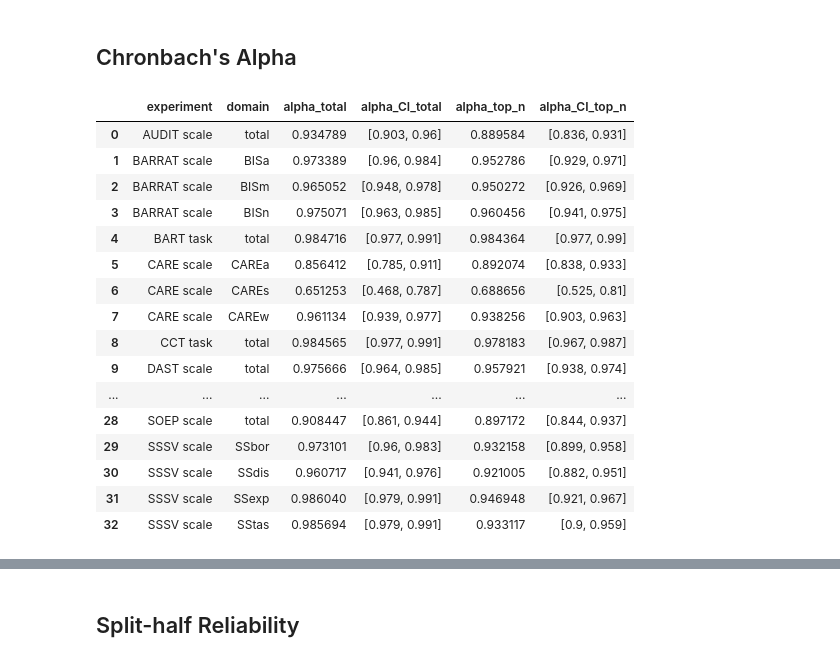
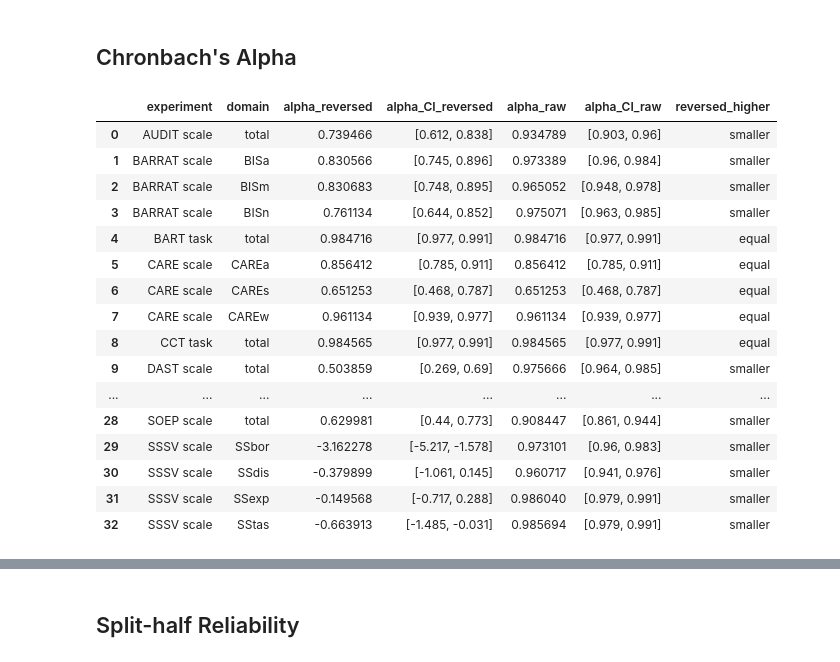
Before and after one commit to jelenameyer/GenInLLM, a Jupyter notebook: data_analysis/Without_change_data_analysis_reliability.ipynb, the cells around one changed output, grey strips where cells are left out. Saved outputs shown, nothing was run; the diff lists cells and outputs as text; code cells hidden in the pictures.

```diff
--- a/data_analysis/Without_change_data_analysis_reliability.ipynb
+++ b/data_analysis/Without_change_data_analysis_reliability.ipynb
@@ -20,4 +20,5 @@ import seaborn as sns
 ## Read Processed Data
 # %%
 # load overall df
-all_data = pd.read_csv("processed_data/no_change_item_data.csv")
+all_data_unchanged = pd.read_csv("processed_data/no_change_item_data.csv")
+all_data = pd.read_csv("processed_data/items_per_LLM.csv")
@@ -62,3 +51,4 @@ def normalize_per_scale(data):
     return data
 
 all_data = normalize_per_scale(all_data)
+all_data_unchanged = normalize_per_scale(all_data_unchanged)
@@ -76,11 +56,11 @@ all_data = normalize_per_scale(all_data)
 ## Chronbach's Alpha
 # %%
 # function:
-def compute_cronbach_alpha(score = "score"):
+def compute_cronbach_alpha(data = all_data, score = "score"):
     results = []
 
     # loop through experiments
-    for exp, exp_data in all_data.groupby("experiment"):
+    for exp, exp_data in data.groupby("experiment"):
 
         # check whether this experiment has subcategories
         if exp_data["category"].notna().any() and exp != "SOEP scale":
@@ -124,36 +104,36 @@ def compute_cronbach_alpha(score = "score"):
 # %%
 # ---- Cronbach's alpha per domain or directly per scale, depending on whether the scale has subdomains ----
 alpha_df = compute_cronbach_alpha()
+raw_alpha_df = compute_cronbach_alpha(data = all_data_unchanged)
 
-
-# ---- Cronbach's alpha per domain or directly per scale, depending on whether the scale has subdomains ----
-alpha_top_n_df = compute_cronbach_alpha(score = "score_top_n")
-
-
-# Merge only selected columns
+# Merge raw and processed (reversed) reliability
 alpha_df = alpha_df.merge(
-    alpha_top_n_df,
+    raw_alpha_df,
     on=["experiment", "domain"],
     how="inner",
-    suffixes=("_total", "_top_n")
+    suffixes=("_reversed", "_raw")
 )
 
+alpha_df["reversed_higher"] = np.where(
+    alpha_df["alpha_reversed"] > alpha_df["alpha_raw"], "greater",
+    np.where(alpha_df["alpha_reversed"] == alpha_df["alpha_raw"], "equal", "smaller")
+)
 display(alpha_df)
 # %% [output]
-|  | experiment | domain | alpha_total | alpha_CI_total | alpha_top_n | alpha_CI_top_n |
-| 0 | AUDIT scale | total | 0.934789 | [0.903, 0.96] | 0.889584 | [0.836, 0.931] |
-| 1 | BARRAT scale | BISa | 0.973389 | [0.96, 0.984] | 0.952786 | [0.929, 0.971] |
-| 2 | BARRAT scale | BISm | 0.965052 | [0.948, 0.978] | 0.950272 | [0.926, 0.969] |
-| 3 | BARRAT scale | BISn | 0.975071 | [0.963, 0.985] | 0.960456 | [0.941, 0.975] |
-| 4 | BART task | total | 0.984716 | [0.977, 0.991] | 0.984364 | [0.977, 0.99] |
-| 5 | CARE scale | CAREa | 0.856412 | [0.785, 0.911] | 0.892074 | [0.838, 0.933] |
-| 6 | CARE scale | CAREs | 0.651253 | [0.468, 0.787] | 0.688656 | [0.525, 0.81] |
-| 7 | CARE scale | CAREw | 0.961134 | [0.939, 0.977] | 0.938256 | [0.903, 0.963] |
-| 8 | CCT task | total | 0.984565 | [0.977, 0.991] | 0.978183 | [0.967, 0.987] |
-| 9 | DAST scale | total | 0.975666 | [0.964, 0.985] | 0.957921 | [0.938, 0.974] |
-| ... | ... | ... | ... | ... | ... | ... |
-| 28 | SOEP scale | total | 0.908447 | [0.861, 0.944] | 0.897172 | [0.844, 0.937] |
-| 29 | SSSV scale | SSbor | 0.973101 | [0.96, 0.983] | 0.932158 | [0.899, 0.958] |
-| 30 | SSSV scale | SSdis | 0.960717 | [0.941, 0.976] | 0.921005 | [0.882, 0.951] |
-| 31 | SSSV scale | SSexp | 0.986040 | [0.979, 0.991] | 0.946948 | [0.921, 0.967] |
-| 32 | SSSV scale | SStas | 0.985694 | [0.979, 0.991] | 0.933117 | [0.9, 0.959] |
+|  | experiment | domain | alpha_reversed | alpha_CI_reversed | alpha_raw | alpha_CI_raw | reversed_higher |
+| 0 | AUDIT scale | total | 0.739466 | [0.612, 0.838] | 0.934789 | [0.903, 0.96] | smaller |
+| 1 | BARRAT scale | BISa | 0.830566 | [0.745, 0.896] | 0.973389 | [0.96, 0.984] | smaller |
+| 2 | BARRAT scale | BISm | 0.830683 | [0.748, 0.895] | 0.965052 | [0.948, 0.978] | smaller |
+| 3 | BARRAT scale | BISn | 0.761134 | [0.644, 0.852] | 0.975071 | [0.963, 0.985] | smaller |
+| 4 | BART task | total | 0.984716 | [0.977, 0.991] | 0.984716 | [0.977, 0.991] | equal |
+| 5 | CARE scale | CAREa | 0.856412 | [0.785, 0.911] | 0.856412 | [0.785, 0.911] | equal |
+| 6 | CARE scale | CAREs | 0.651253 | [0.468, 0.787] | 0.651253 | [0.468, 0.787] | equal |
+| 7 | CARE scale | CAREw | 0.961134 | [0.939, 0.977] | 0.961134 | [0.939, 0.977] | equal |
+| 8 | CCT task | total | 0.984565 | [0.977, 0.991] | 0.984565 | [0.977, 0.991] | equal |
+| 9 | DAST scale | total | 0.503859 | [0.269, 0.69] | 0.975666 | [0.964, 0.985] | smaller |
+| ... | ... | ... | ... | ... | ... | ... | ... |
+| 28 | SOEP scale | total | 0.629981 | [0.44, 0.773] | 0.908447 | [0.861, 0.944] | smaller |
+| 29 | SSSV scale | SSbor | -3.162278 | [-5.217, -1.578] | 0.973101 | [0.96, 0.983] | smaller |
+| 30 | SSSV scale | SSdis | -0.379899 | [-1.061, 0.145] | 0.960717 | [0.941, 0.976] | smaller |
+| 31 | SSSV scale | SSexp | -0.149568 | [-0.717, 0.288] | 0.986040 | [0.979, 0.991] | smaller |
+| 32 | SSSV scale | SStas | -0.663913 | [-1.485, -0.031] | 0.985694 | [0.979, 0.991] | smaller |
```
Also changed, not shown: parts of 5 cells of this notebook, 2 other files.
